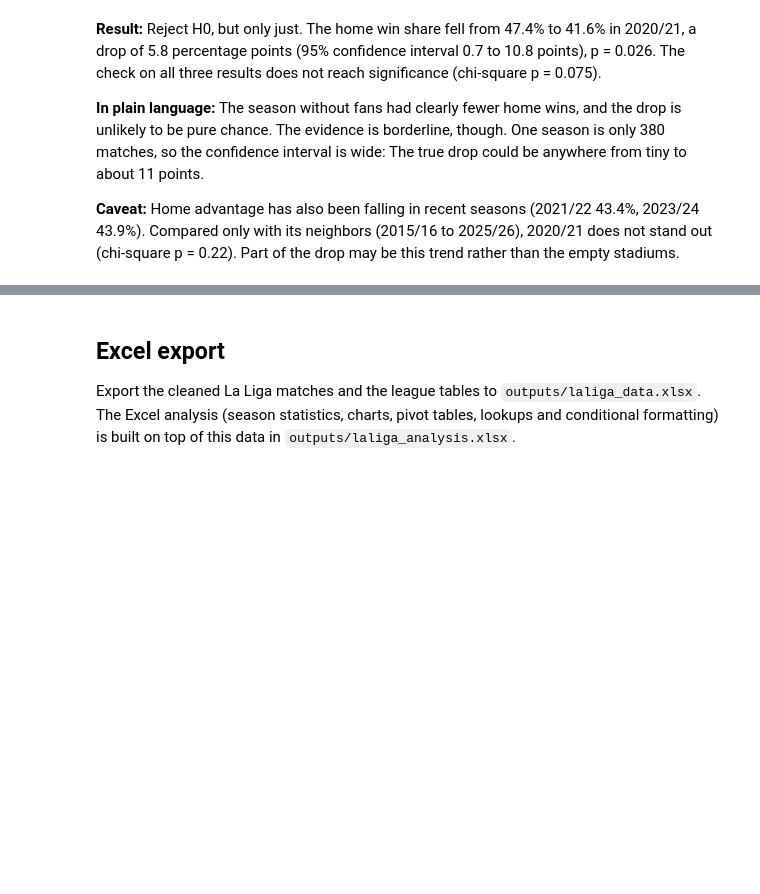
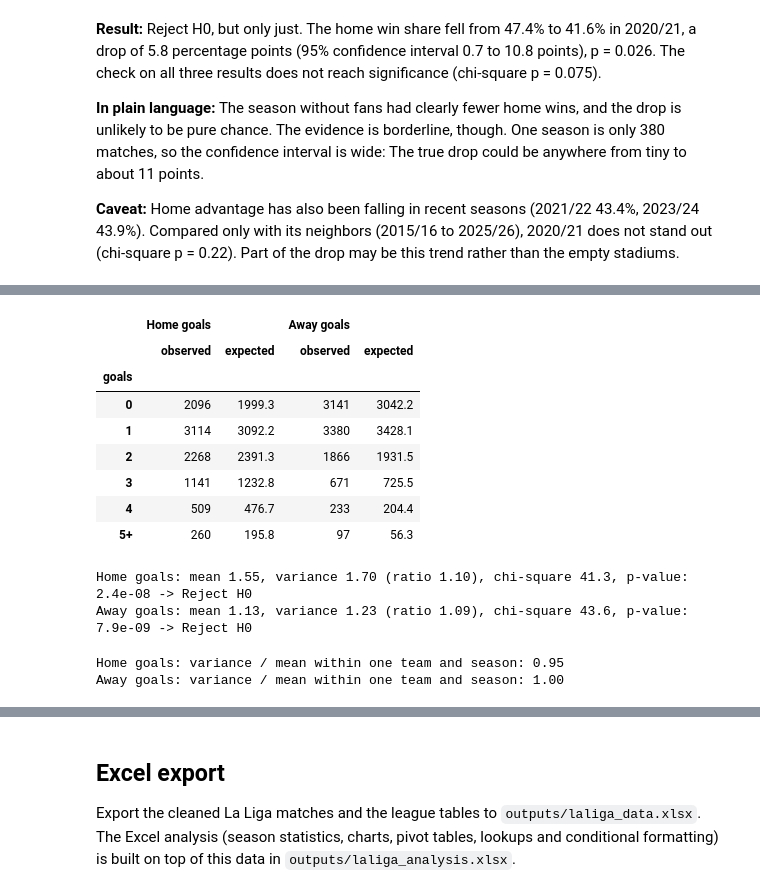
Before and after one commit to idoberk/football-score-predictor, a Jupyter notebook: notebooks/laliga_match_prediction.ipynb, the cells around one changed output, grey strips where cells are left out. Drawn from its saved outputs; the diff is of its cells as text; code cells hidden in the pictures; blank space fills up the shorter version.

Commit message:
Add Poisson goodness of fit test for goals per match

```diff
--- a/notebooks/laliga_match_prediction.ipynb
+++ b/notebooks/laliga_match_prediction.ipynb
@@ -153,6 +157,9 @@ CV_SEASONS = list(range(2015, TEST_SEASON_START))
 # The score matrix goes up to 8 goals per team. Higher scores are almost impossible
 MAX_GOALS = 8
 
+# Goodness of fit tests group 5 or more goals into one bin
+GOALS_TOP_BIN = 5
+
 # Significance level for every hypothesis test: Reject H0 when p < ALPHA
 ALPHA = 0.05
 # %% [markdown]
@@ -1136,0 +1152,58 @@ Chi-square: 5.17, degrees of freedom: 2, p-value: 0.0753
+# %%
+GOAL_COLUMNS = {"FTHome": "Home goals", "FTAway": "Away goals"}
+
+goal_tables = {}
+for column, label in GOAL_COLUMNS.items():
+    goals = laliga_complete[column]
+    # H0 uses one rate for every match (the league average)
+    league_rates = np.full(len(goals), goals.mean())
+    goal_tables[label] = goal_count_table(goals, league_rates, GOALS_TOP_BIN)
+
+pd.concat(goal_tables, axis=1).round(1)
+# %% [output]
+|  | Home goals |  | Away goals |  |
+|  | observed | expected | observed | expected |
+| goals |  |  |  |  |
+| 0 | 2096 | 1999.3 | 3141 | 3042.2 |
+| 1 | 3114 | 3092.2 | 3380 | 3428.1 |
+| 2 | 2268 | 2391.3 | 1866 | 1931.5 |
+| 3 | 1141 | 1232.8 | 671 | 725.5 |
+| 4 | 509 | 476.7 | 233 | 204.4 |
+| 5+ | 260 | 195.8 | 97 | 56.3 |
+# %%
+for column, label in GOAL_COLUMNS.items():
+    goals = laliga_complete[column]
+    table = goal_tables[label]
+
+    # ddof=1: The rate (mean) was estimated from the same data, which costs one degree of freedom.
+    # 6 bins - 1 - 1 = 4 degrees of freedom
+    fit_test = stats.chisquare(table["observed"], table["expected"], ddof=1)
+
+    # A poisson distribution has variance = mean. A ratio above 1 means more spread than Poisson allows
+    print(
+        f"{label}: mean {goals.mean():.2f}, variance {goals.var():.2f} "
+        f"(ratio {goals.var() / goals.mean():.2f}), "
+        f"chi-square {fit_test.statistic:.1f}, p-value: {fit_test.pvalue:.1e} -> "
+        + ("Reject H0" if fit_test.pvalue < ALPHA else "Fail to reject H0")
+    )
+# %% [output]
+Home goals: mean 1.55, variance 1.70 (ratio 1.10), chi-square 41.3, p-value: 2.4e-08 -> Reject H0
+Away goals: mean 1.13, variance 1.23 (ratio 1.09), chi-square 43.6, p-value: 7.9e-09 -> Reject H0
+# %%
+# Is the extra spread caused by mixing strong and weak teams?
+# Within one team and one season (~19 home or away matches), compare the variance with the mean again
+for column, team_column, label in [
+    ("FTHome", "HomeTeam", "Home goals"),
+    ("FTAway", "AwayTeam", "Away goals"),
+]:
+    by_team_season = laliga_complete.groupby(["SeasonStart", team_column])[column].agg(
+        ["mean", "var"]
+    )
+
+    print(
+        f"{label}: variance / mean within one team and season: "
+        f"{by_team_season['var'].mean() / by_team_season['mean'].mean():.2f}"
+    )
+# %% [output]
+Home goals: variance / mean within one team and season: 0.95
+Away goals: variance / mean within one team and season: 1.00
```
Also changed, not shown: parts of 3 cells of this notebook, 1 other file.
